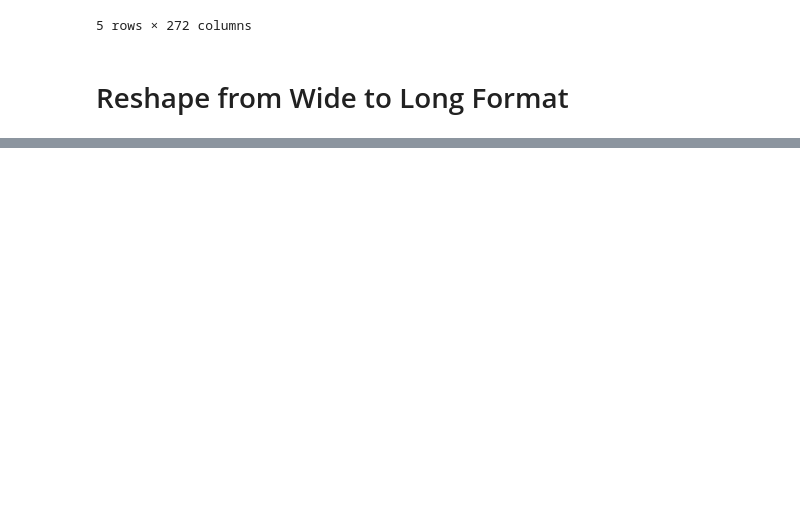
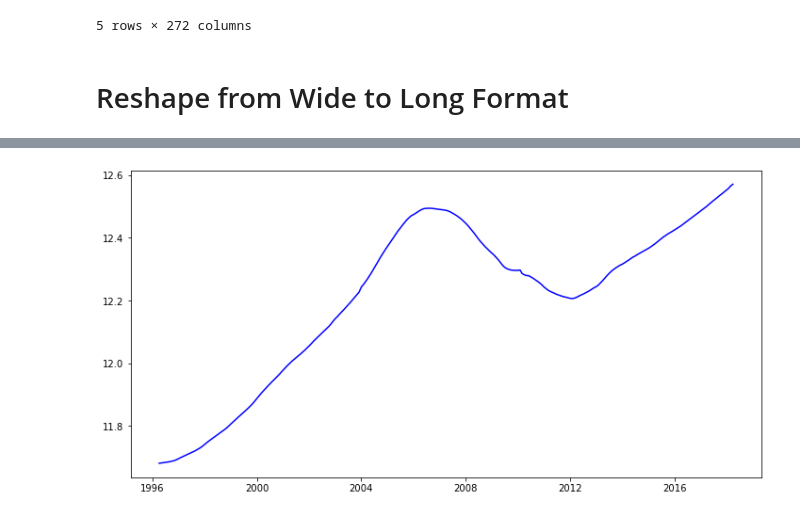
Before and after one commit to sarahadamsjack/time-series, a Jupyter notebook: sarah-eda.ipynb, the cells around one changed output, grey strips where cells are left out. Saved outputs shown, nothing was run; the diff lists cells and outputs as text; code cells hidden in the pictures; blank space fills up the shorter version.

```diff
--- a/sarah-eda.ipynb
+++ b/sarah-eda.ipynb
@@ -186,0 +234,7 @@ melt_data(df)
+# %%
+# let's do a log transformation
+df_log = np.log(df_melt)
+fig = plt.figure(figsize=(12,6))
+plt.plot(df_log, color='blue');
+# %% [output]
+[figure, added]
```
Also changed, not shown: parts of 26 cells of this notebook.
